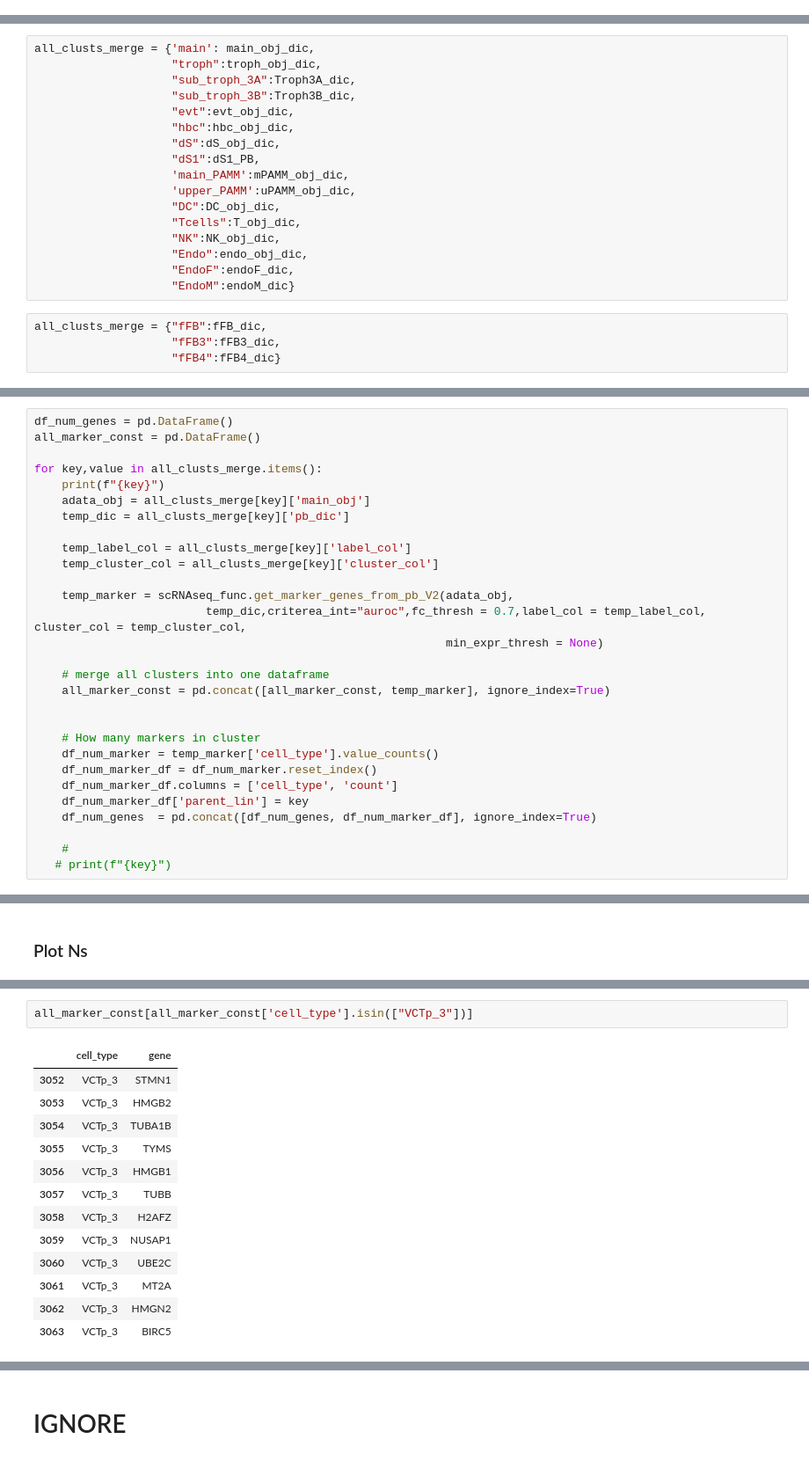
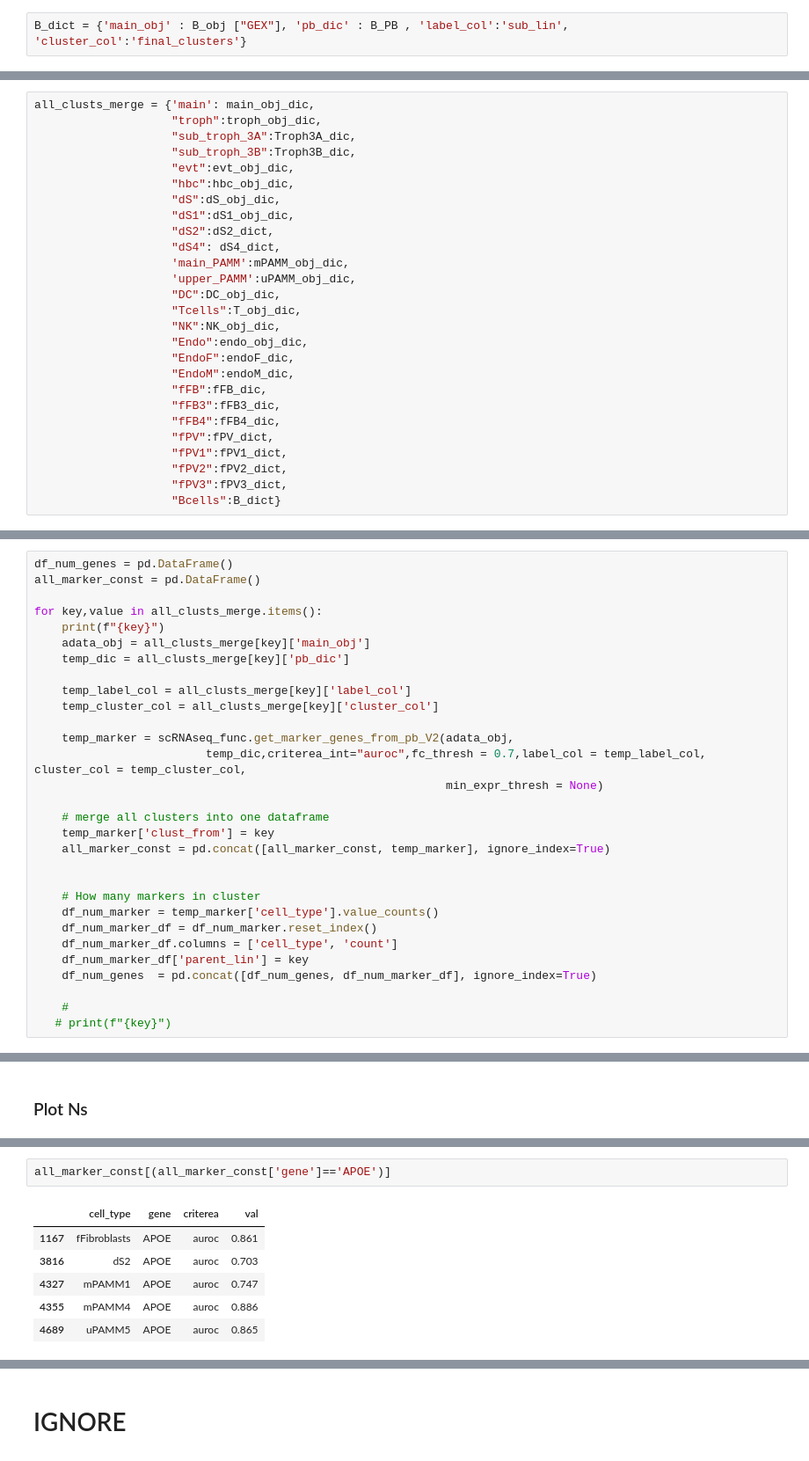
Before and after one commit to plopez842/Preg_placenta_Visium, a Jupyter notebook: 1_prep_marker_genes.ipynb, the cells around one changed output, grey strips where cells are left out. Shown: that part at 88% size. Drawn from its saved outputs; the diff is of its cells as text.

Commit message:
finalized marker gene and subsetted TMA and scRNA obj to TEST1

```diff
--- a/1_prep_marker_genes.ipynb
+++ b/1_prep_marker_genes.ipynb
@@ -621,2 +513,4 @@ fFB4_dic = {'main_obj' : fFB5_obj["GEX"], 'pb_dic' : fFB5_PB , 'label_col':'sub_
+# %%
+B_dict = {'main_obj' : B_obj ["GEX"], 'pb_dic' : B_PB , 'label_col':'sub_lin', 'cluster_col':'final_clusters'}
 # %% [markdown]
 # Testing different criterea
@@ -634,7 +524,9 @@ all_clusts_merge = {'main': main_obj_dic,
                     "evt":evt_obj_dic,
                     "hbc":hbc_obj_dic,
                     "dS":dS_obj_dic,
-                    "dS1":dS1_PB,
+                    "dS1":dS1_obj_dic,
+                    "dS2":dS2_dict,
+                    "dS4": dS4_dict,
                     'main_PAMM':mPAMM_obj_dic,
                     'upper_PAMM':uPAMM_obj_dic,
                     "DC":DC_obj_dic,
@@ -642,10 +534,14 @@ all_clusts_merge = {'main': main_obj_dic,
                     "NK":NK_obj_dic,
                     "Endo":endo_obj_dic,
                     "EndoF":endoF_dic,
-                    "EndoM":endoM_dic}
+                    "EndoM":endoM_dic,
+                    "fFB":fFB_dic,
+                    "fFB3":fFB3_dic,
+                    "fFB4":fFB4_dic,
+                    "fPV":fPV_dict,
+                    "fPV1":fPV1_dict,
+                    "fPV2":fPV2_dict,
+                    "fPV3":fPV3_dict,
+                    "Bcells":B_dict}
-# %%
-all_clusts_merge = {"fFB":fFB_dic,
-                    "fFB3":fFB3_dic,
-                    "fFB4":fFB4_dic}
 # %% [markdown]
 ## TEST 1 (AUROC of 0.7)
@@ -666,6 +564,7 @@ for key,value in all_clusts_merge.items():
                                                             min_expr_thresh = None)
 
     # merge all clusters into one dataframe
+    temp_marker['clust_from'] = key
     all_marker_const = pd.concat([all_marker_const, temp_marker], ignore_index=True)
 
 
@@ -760,16 +690,9 @@ df_num_genes
 # %%
-all_marker_const[all_marker_const['cell_type'].isin(["VCTp_3"])]
+all_marker_const[(all_marker_const['gene']=='APOE')]
 # %% [output]
-|  | cell_type | gene |
-| 3052 | VCTp_3 | STMN1 |
-| 3053 | VCTp_3 | HMGB2 |
-| 3054 | VCTp_3 | TUBA1B |
-| 3055 | VCTp_3 | TYMS |
-| 3056 | VCTp_3 | HMGB1 |
-| 3057 | VCTp_3 | TUBB |
-| 3058 | VCTp_3 | H2AFZ |
-| 3059 | VCTp_3 | NUSAP1 |
-| 3060 | VCTp_3 | UBE2C |
-| 3061 | VCTp_3 | MT2A |
-| 3062 | VCTp_3 | HMGN2 |
-| 3063 | VCTp_3 | BIRC5 |
+|  | cell_type | gene | criterea | val |
+| 1167 | fFibroblasts | APOE | auroc | 0.861 |
+| 3816 | dS2 | APOE | auroc | 0.703 |
+| 4327 | mPAMM1 | APOE | auroc | 0.747 |
+| 4355 | mPAMM4 | APOE | auroc | 0.886 |
+| 4689 | uPAMM5 | APOE | auroc | 0.865 |
```
Also changed, not shown: parts of 70 cells of this notebook, 2 other files.
